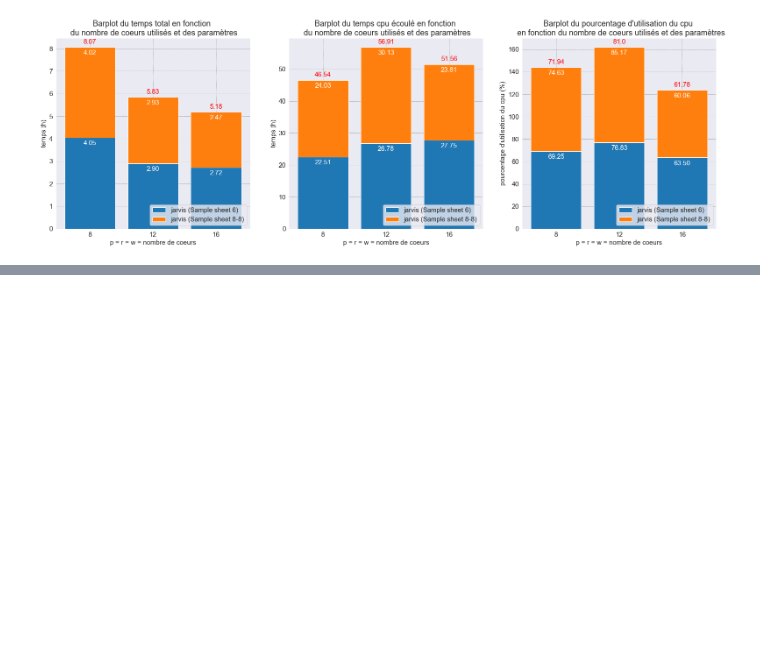
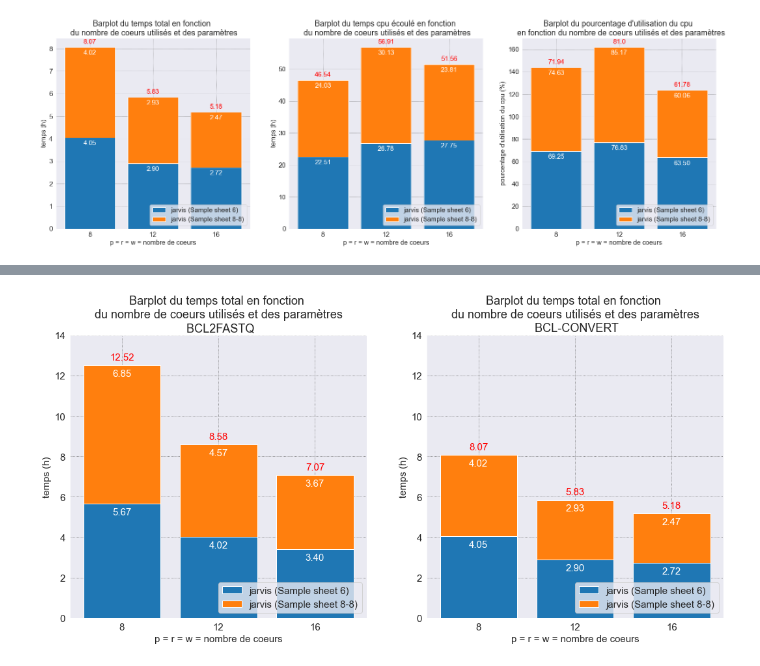
Before and after one commit to w2994a/cahier_labo_cns, a Jupyter notebook: bcl2fastq_bcl-convert/notebook_bcl2fastq_vs_bcl-convert.ipynb, the cells around one changed output, grey strips where cells are left out. Drawn from its saved outputs; the diff is of its cells as text; code cells hidden in the pictures; blank space fills up the shorter version.

Commit message:
Update figure

```diff
--- a/bcl2fastq_bcl-convert/notebook_bcl2fastq_vs_bcl-convert.ipynb
+++ b/bcl2fastq_bcl-convert/notebook_bcl2fastq_vs_bcl-convert.ipynb
@@ -652,0 +783,2 @@ plt.savefig("img/barplot_cum_bcl-convert.png", transparent=False);
+# %%
+bcl2fasq3 = pd.read_csv("result3_bcl2fastq.csv")
@@ -652,0 +820,32 @@ plt.savefig("img/barplot_cum_bcl-convert.png", transparent=False);
+# %%
+sns.set_style("darkgrid", {"grid.color": ".4", "grid.linestyle": ":"})
+fig, ax = plt.subplots(nrows=1, ncols=2, figsize=(18, 8))
+ax = ax.ravel()
+labels = ["8", "12", "16"]
+plt.rc("font", size=15)
+
+bar1 = ax[0].bar(labels, time_jarvis_1[1:], label="jarvis (Sample sheet 6)")
+bar2 = ax[0].bar(labels, time_jarvis_2[1:], bottom=time_jarvis_1[1:], label="jarvis (Sample sheet 8-8)")
+ax[0].set_title("Barplot du temps total en fonction \n du nombre de coeurs utilisés et des paramètres \n BCL2FASTQ")
+ax[0].set_xlabel("p = r = w = nombre de coeurs")
+ax[0].set_ylabel("temps (h)")
+ax[0].bar_label(bar1, padding=-20, fmt="%.2f", color="white")
+ax[0].bar_label(bar2, labels=np.round(time_jarvis_2[1:], 2), padding=-20, fmt="%.2f", color="white")
+ax[0].bar_label(bar2, labels=np.round(time_jarvis_sum[1:], 2), padding=5, fmt="%.2f", color="red")
+ax[0].legend(loc=4)
+ax[0].set_ylim(0, 14)
+
+bar3 = ax[1].bar(labels, time_conv_1, label="jarvis (Sample sheet 6)")
+bar4 = ax[1].bar(labels, time_conv_2, bottom=time_conv_1, label="jarvis (Sample sheet 8-8)")
+ax[1].set_title("Barplot du temps total en fonction \n du nombre de coeurs utilisés et des paramètres \n BCL-CONVERT")
+ax[1].set_xlabel("p = r = w = nombre de coeurs")
+ax[1].set_ylabel("temps (h)")
+ax[1].bar_label(bar3, padding=-20, fmt="%.2f", color="white")
+ax[1].bar_label(bar4, labels=np.round(time_conv_2, 2), padding=-20, fmt="%.2f", color="white")
+ax[1].bar_label(bar4, labels=np.round(time_conv_sum, 2), padding=5, fmt="%.2f", color="red")
+ax[1].legend(loc=4)
+ax[1].set_ylim(0, 14)
+
+plt.savefig("img/barplot_total_time_comp.png", transparent=False);
+# %% [output]
+[figure, added]
```
Also changed, not shown: parts of 25 cells of this notebook, 15 other files.
